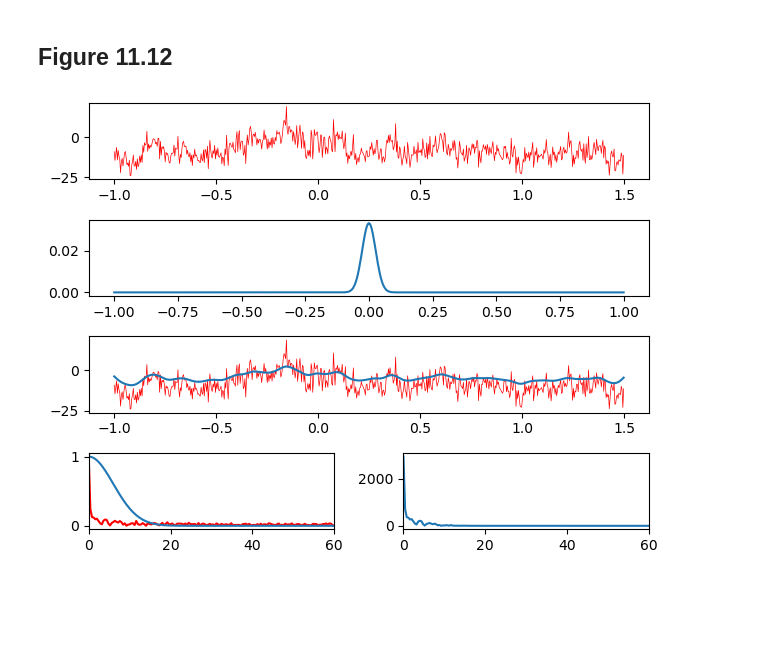
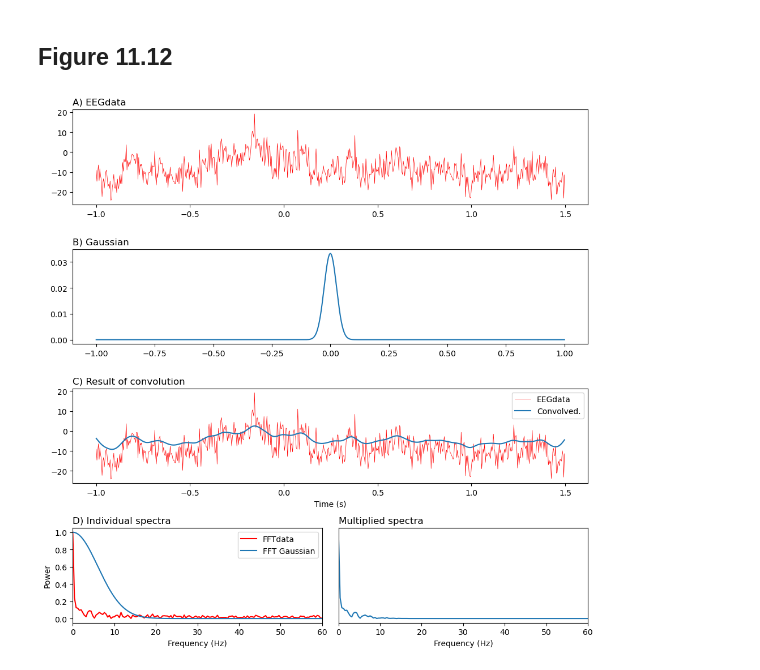
Before and after one commit to Yujingoto/AnalyzingNeuralTimeSeries_Python_Implimentation, a Jupyter notebook: Chapter11.ipynb, the cells around one changed output. Drawn from its saved outputs; the diff is of its cells as text; code cells hidden in the pictures; blank space fills up the shorter version.

```diff
--- a/Chapter11.ipynb
+++ b/Chapter11.ipynb
@@ -289,7 +289,9 @@ plt.tight_layout()
 ## Figure 11.10
 # %%
 # load EEG data (.vhdr converted ver. by Yujin)
+mne.set_log_level('CRITICAL') # delete this line for your environment
 raw = mne.io.read_raw_brainvision('./NeuralData/sampleEEGdata_convert.vhdr', eog=['HEOG', 'VEOG'], preload=True)
+mne.set_log_level('INFO') # delete this line for your environment
 
 # load electrodes location montage
 montage = mne.channels.read_custom_montage('./NeuralData/sampleEEG_loc.loc')
@@ -455,40 +454,52 @@ time = np.arange(-1,1+1/srate,1/srate)
 s = 5/(2*np.pi*30)
 gaussian = np.exp((-time**2)/(2*s**2))/30.
 
-plt.figure()
-
+plt.figure(figsize=(10,10))
+plt.subplots_adjust(wspace=0.4, hspace=0.6)
 #plot EEG data
 plt.subplot(4, 1, 1)
 plt.plot(times,eegdat4convol,'r', lw=0.5)
+plt.title("A) EEGdata", loc='left')
 
 #plot Gaussian
 plt.subplot(4, 1, 2)
 plt.plot(time,gaussian)
+plt.title("B) Gaussian", loc='left')
 
 #plot convolved
 plt.subplot(4, 1, 3)
 plt.plot(times,eegdat4convol,'r', lw=0.5)
 plt.plot(times,np.convolve(eegdat4convol,gaussian,mode="same"))
+plt.title("C) Result of convolution", loc='left')
+plt.legend(['EEGdata','Convolved.'])
+plt.xlabel('Time (s)')
 
 # Plot power spectrum of signal
 plt.subplot(4, 2, 7)
 nfft = len(eegdat4convol)
 fft_s = np.abs(np.fft.fft(eegdat4convol,nfft))
 fft_s = fft_s[:(nfft//2)+1]
 f = np.linspace(0, srate/2, (nfft//2)+1)
 plt.plot(f,fft_s/np.max(fft_s),'r')
 
 #plot power spectrum of Gaussian
 fft_g = np.abs(np.fft.fft(gaussian,nfft))
 fft_g = fft_g[:(nfft//2)+1]
 plt.plot(f,fft_g/np.max(fft_g))
 plt.xlim([0, 60])
+plt.title("D) Individual spectra", loc='left')
+plt.legend(['FFTdata','FFT Gaussian'])
+plt.xlabel('Frequency (Hz)')
+plt.ylabel('Power')
 
 #plot the convolved power spectrum
 plt.subplot(4, 2, 8)
-plt.plot(f,fft_s*fft_g)
+plt.plot(f,fft_s*fft_g/np.max(fft_g))
 plt.xlim([0, 60])
+plt.title("Multiplied spectra", loc='left')
+plt.xlabel('Frequency (Hz)')
+plt.yticks([])
 
 plt.tight_layout()
 # %% [output]
-[figure, old version]
+[figure, new version]
```
Also changed, not shown: parts of 6 cells of this notebook, 2 other files.
